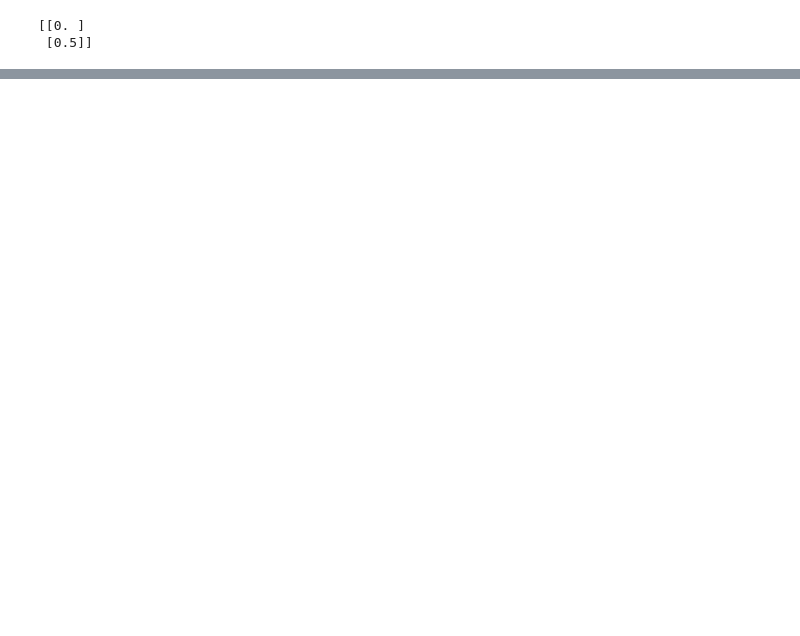
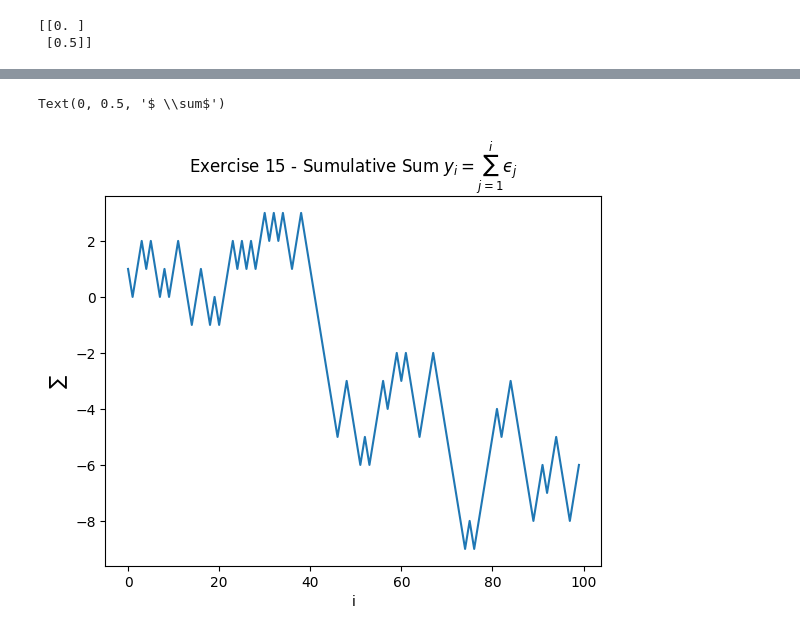
Before and after one commit to izero0324/Scientific-Computing-For-Finance, a Jupyter notebook: lab4/lab4.ipynb, the cells around one changed output, grey strips where cells are left out. Cells and saved outputs as stored; diff of their text form; code cells hidden in the pictures; blank space fills up the shorter version.

```diff
--- a/lab4/lab4.ipynb
+++ b/lab4/lab4.ipynb
@@ -249,0 +339,9 @@ print(result_ex10)
+# %%
+y = np.cumsum(array_ex14)
+# plot the result
+plt.plot(y)
+plt.title('Exercise 15 - Sumulative Sum $y_i = \sum_{j=1}^{i} ϵ_j$ ')
+plt.xlabel('i'); plt.ylabel('$ \sum$')
+# %% [output]
+Text(0, 0.5, '$ \\sum$')
+[figure, added]
```
Also changed, not shown: parts of 14 cells of this notebook.
